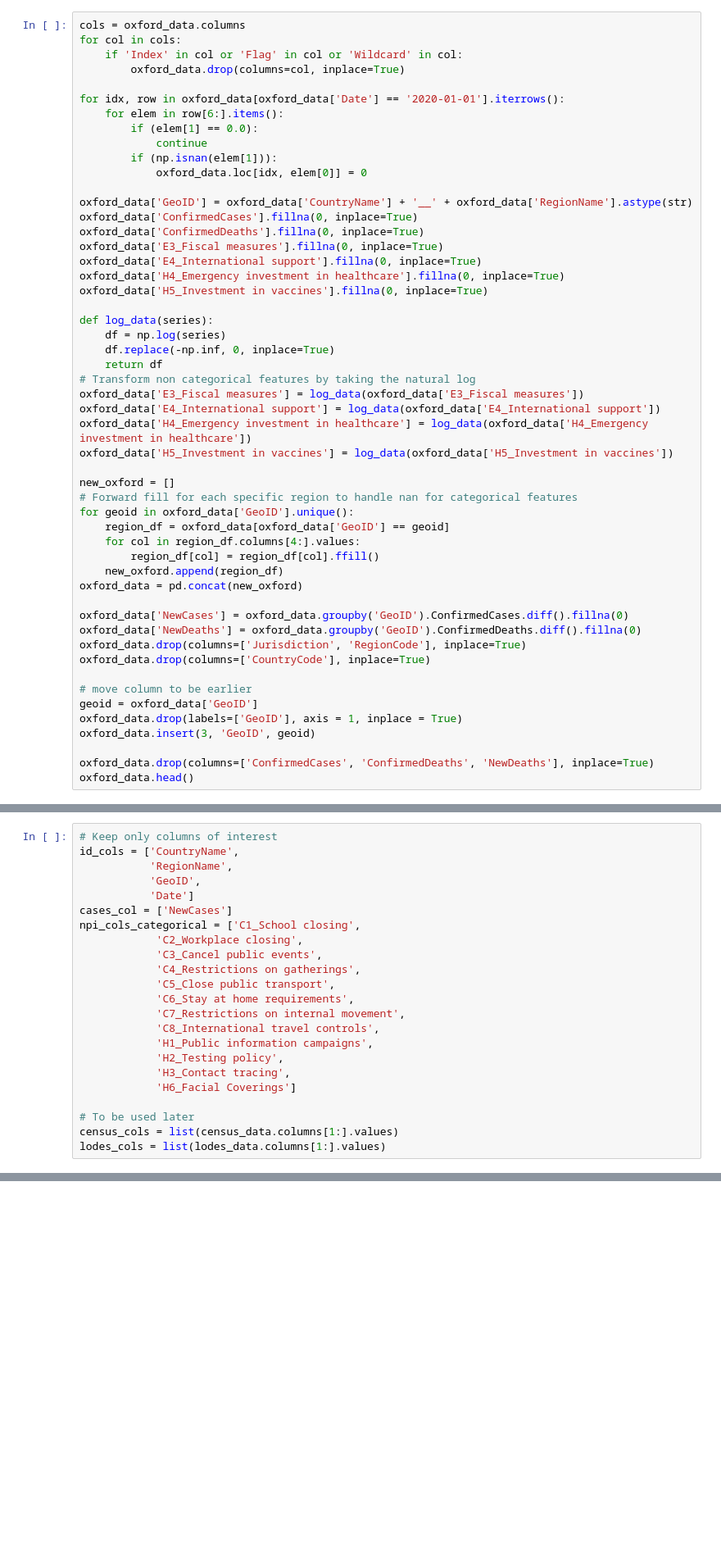
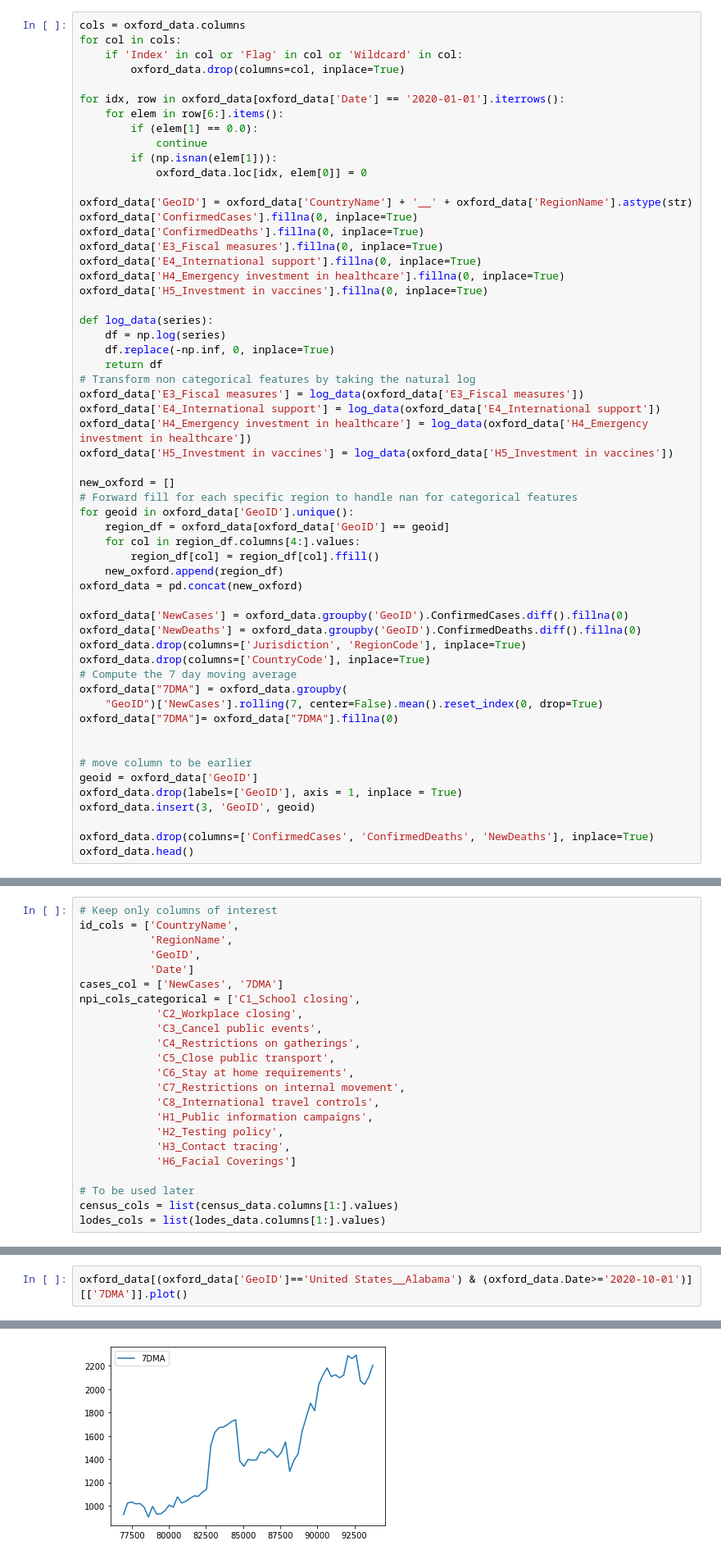
Before and after one commit to katherinesing/usc-xprize-covid, a Jupyter notebook: covid-xprize/covid_xprize/examples/predictors/linear_reg/lin-reg.ipynb, the cells around one changed output, grey strips where cells are left out. Shown at 82% size. Drawn from its saved outputs; the diff is of its cells as text; blank space fills up the shorter version.

Commit message:
rolling avg

```diff
--- a/covid-xprize/covid_xprize/examples/predictors/linear_reg/lin-reg.ipynb
+++ b/covid-xprize/covid_xprize/examples/predictors/linear_reg/lin-reg.ipynb
@@ -197,6 +221,11 @@ oxford_data['NewCases'] = oxford_data.groupby('GeoID').ConfirmedCases.diff().fil
 oxford_data['NewDeaths'] = oxford_data.groupby('GeoID').ConfirmedDeaths.diff().fillna(0)
 oxford_data.drop(columns=['Jurisdiction', 'RegionCode'], inplace=True)
 oxford_data.drop(columns=['CountryCode'], inplace=True)
+# Compute the 7 day moving average
+oxford_data["7DMA"] = oxford_data.groupby(
+    "GeoID")['NewCases'].rolling(7, center=False).mean().reset_index(0, drop=True)
+oxford_data["7DMA"]= oxford_data["7DMA"].fillna(0)
+
 
 # move column to be earlier
 geoid = oxford_data['GeoID']
@@ -224,7 +253,7 @@ id_cols = ['CountryName',
            'RegionName',
            'GeoID',
            'Date']
-cases_col = ['NewCases']
+cases_col = ['NewCases', '7DMA']
 npi_cols_categorical = ['C1_School closing',
             'C2_Workplace closing',
             'C3_Cancel public events',
@@ -333,0 +363,3 @@ oxford_data
+# %%
+oxford_data[(oxford_data['GeoID']=='United States__Alabama') & (oxford_data.Date>='2020-10-01')][['7DMA']].plot()
+# %% [output]
@@ -333,0 +367 @@ oxford_data
+[figure, added]
```
Also changed, not shown: parts of 18 cells of this notebook, 2 other files.
